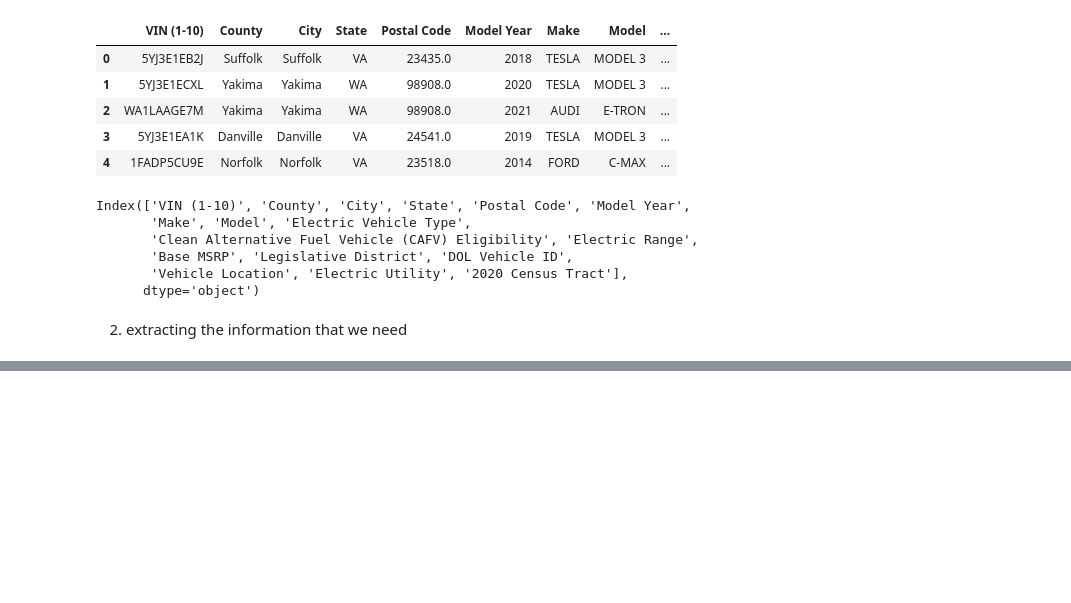
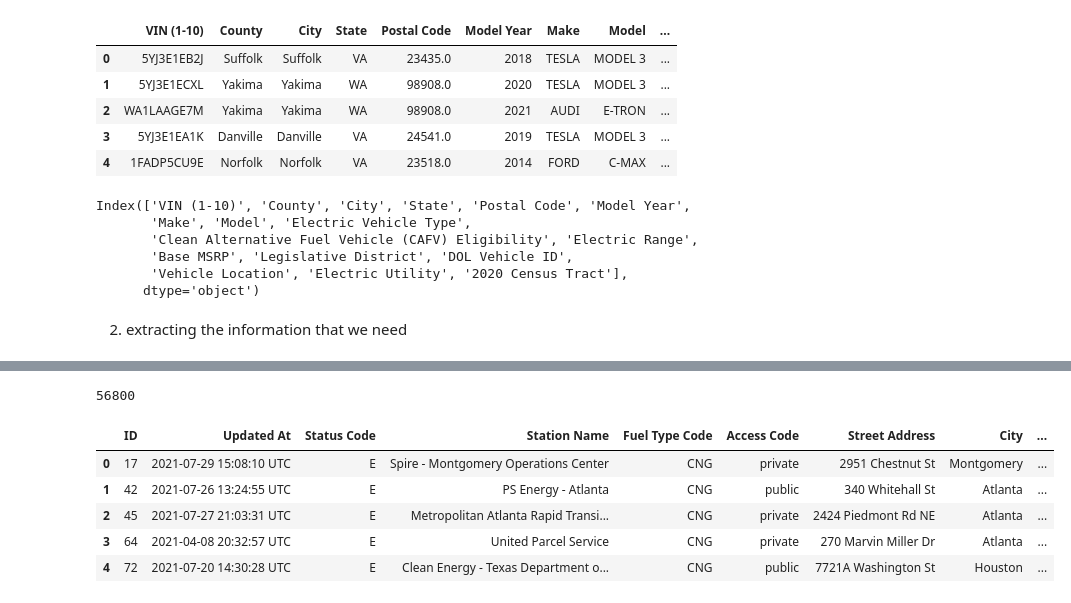
Before and after one commit to hicranA/partsUnlimitedDW, a Jupyter notebook: etl_ev_car_population.ipynb, the cells around one changed output, grey strips where cells are left out. Drawn from its saved outputs; the diff is of its cells as text; code cells hidden in the pictures; blank space fills up the shorter version.

```diff
--- a/etl_ev_car_population.ipynb
+++ b/etl_ev_car_population.ipynb
@@ -47,0 +139,4 @@ ev_pop[['DOL Vehicle ID', 'Make','Model','Vehicle Location', 'County', 'City', '
+# %%
+# pd.set_option("display.max_columns",10 )
+ev_station = pd.read_csv('data/alt_fuel_stations.csv')
+ev_station.head(5)
@@ -47,0 +171,15 @@ ev_pop[['DOL Vehicle ID', 'Make','Model','Vehicle Location', 'County', 'City', '
+# %%
+ev_station_v1 = ev_station[['ID','Updated At', 'Status Code', "Station Name", 'Fuel Type Code', "Access Code", "Street Address", "City", "State","Country", "ZIP", "Latitude", "Longitude", "Open Date", 'EV Pricing'] ]
+# %%
+len(ev_station_v1)
+# %% [output]
+56800
+# %%
+ev_station_v1.head()
+# %% [output]
+|  | ID | Updated At | Status Code | Station Name | Fuel Type Code | Access Code | Street Address | City | ... |
+| 0 | 17 | 2021-07-29 15:08:10 UTC | E | Spire - Montgomery Operations Center | CNG | private | 2951 Chestnut St | Montgomery | ... |
+| 1 | 42 | 2021-07-26 13:24:55 UTC | E | PS Energy - Atlanta | CNG | public | 340 Whitehall St | Atlanta | ... |
+| 2 | 45 | 2021-07-27 21:03:31 UTC | E | Metropolitan Atlanta Rapid Transi... | CNG | private | 2424 Piedmont Rd NE | Atlanta | ... |
+| 3 | 64 | 2021-04-08 20:32:57 UTC | E | United Parcel Service | CNG | private | 270 Marvin Miller Dr | Atlanta | ... |
+| 4 | 72 | 2021-07-20 14:30:28 UTC | E | Clean Energy - Texas Department o... | CNG | public | 7721A Washington St | Houston | ... |
```
Also changed, not shown: parts of 36 cells of this notebook.
